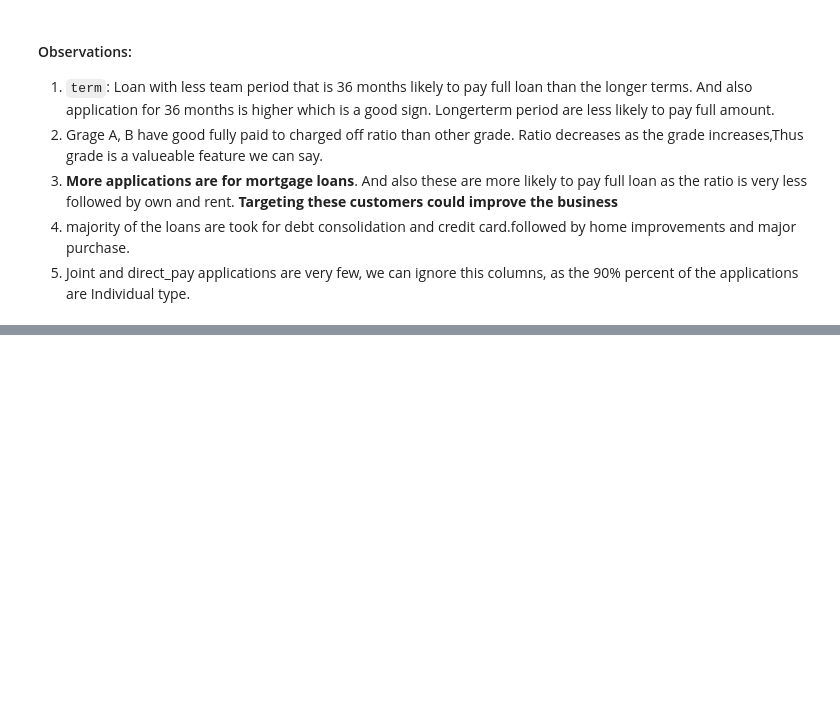
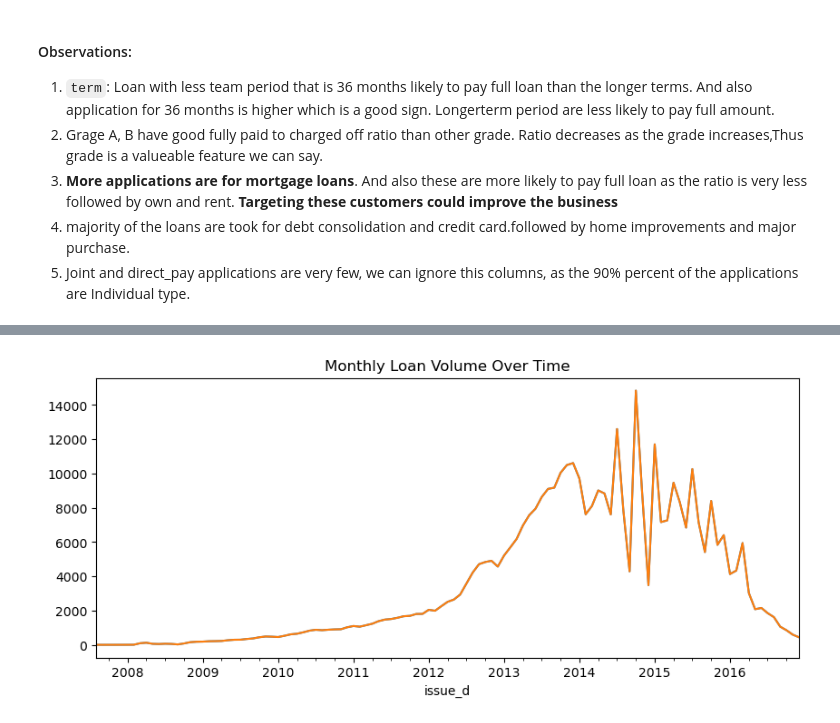
Before and after one commit to sayed-ashfaq/Loantap_logistic_regression, a Jupyter notebook: Loantap_EDA.ipynb, the cells around one changed output, grey strips where cells are left out. Drawn from its saved outputs; the diff is of its cells as text; code cells hidden in the pictures; blank space fills up the shorter version.

```diff
--- a/Loantap_EDA.ipynb
+++ b/Loantap_EDA.ipynb
@@ -907,0 +997,6 @@ plt.show()
+# %%
+# convert the datetime features into datetime types
+
+df['issue_d']= pd.to_datetime(df['issue_d'])
+df['earliest_cr_line']= pd.to_datetime(df['earliest_cr_line'])
+df[['issue_d', 'earliest_cr_line']].dtypes
@@ -907,0 +1016,8 @@ plt.show()
+# %%
+# Monthly loan count
+monthly_loan_volume = df.set_index('issue_d').resample('M').size()
+
+monthly_loan_volume.plot(title='Monthly Loan Volume Over Time', figsize=(10, 4))
+plt.show()
+# %% [output]
+[figure, added]
```
Also changed, not shown: parts of 33 cells of this notebook.
